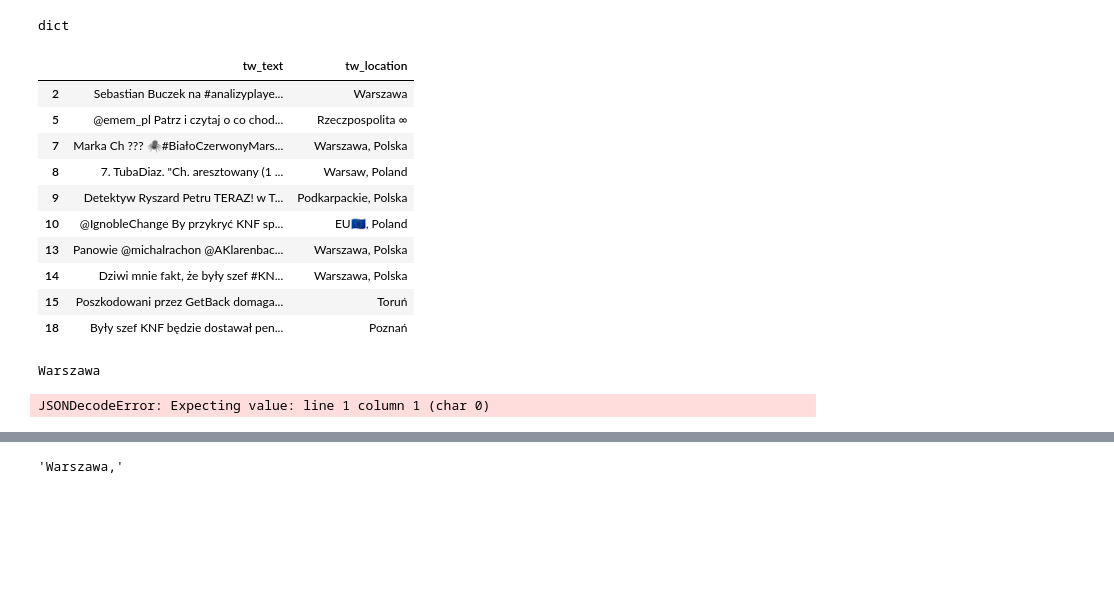
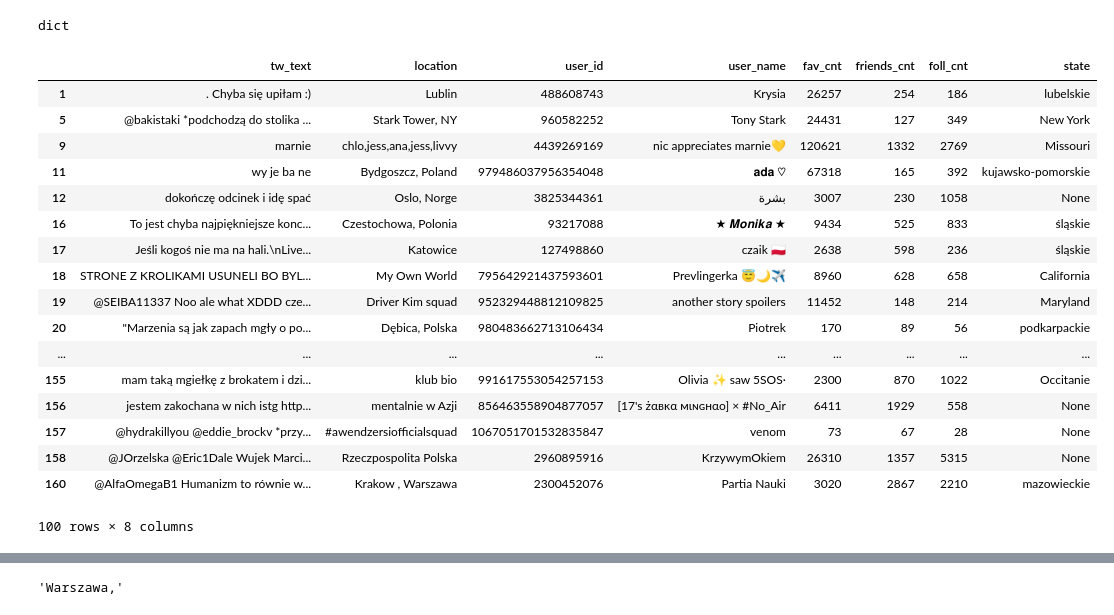
Before and after one commit to magda-lena-b/twitter, a Jupyter notebook: testy/testy lokalizacji.ipynb, the cells around one changed output, grey strips where cells are left out. Saved outputs shown, nothing was run; the diff lists cells and outputs as text; code cells hidden in the pictures; blank space fills up the shorter version.

```diff
--- a/testy/testy lokalizacji.ipynb
+++ b/testy/testy lokalizacji.ipynb
@@ -27,7 +29,5 @@ fs.get_state('Lublin, POlska')
 # %% [markdown]
 Wczytanie tweetów ściągniętych wcześniej.
 # %%
-with open('tweets.pickle','rb') as f:
+with open('all_tweets.pickle','rb') as f:
     geo_df= pickle.load(f)
-# %%
-geo_df = geo_df[(geo_df['tw_location']!='') & (geo_df['tw_location']!='')]
@@ -54,2 +33,0 @@ Name: tw_location, Length: 4280, dtype: bool
-# %%
-geo_df = geo_df[(geo_df['tw_location']!='') & (geo_df['tw_location']!='Polska') & (geo_df['tw_location']!='Poland')]
@@ -61,7 +56,7 @@ geo_df['tw_location'][10].lower()
 'eu🇪🇺, poland'
 # %%
 for i in geo_df.index:
-    if geo_df['tw_location'][i].lower() in bad_locs:
+    if geo_df['location'][i].lower() in bad_locs:
         geo_df=geo_df.drop([i])
 #geo_df['tw_location'] not in bad_locs
 # %%
@@ -175,21 +140,23 @@ type(rr[0]['address'])
 # %% [output]
 dict
 # %%
-geo_df.head(10)
+geo_df.head(100)
 # %% [output]
-|  | tw_text | tw_location |
-| 2 | Sebastian Buczek na #analizyplaye... | Warszawa |
-| 5 | @emem_pl Patrz i czytaj o co chod... | Rzeczpospolita ∞ |
-| 7 | Marka Ch ??? 🕷️#BiałoCzerwonyMars... | Warszawa, Polska |
-| 8 | 7. TubaDiaz. "Ch. aresztowany (1 ... | Warsaw, Poland |
-| 9 | Detektyw Ryszard Petru TERAZ! w T... | Podkarpackie, Polska |
-| 10 | @IgnobleChange By przykryć KNF sp... | EU🇪🇺, Poland |
-| 13 | Panowie @michalrachon @AKlarenbac... | Warszawa, Polska |
-| 14 | Dziwi mnie fakt, że były szef #KN... | Warszawa, Polska |
-| 15 | Poszkodowani przez GetBack domaga... | Toruń |
-| 18 | Były szef KNF będzie dostawał pen... | Poznań |
+|  | tw_text | location | user_id | user_name | fav_cnt | friends_cnt | foll_cnt | state |
+| 1 | . Chyba się upiłam :) | Lublin | 488608743 | Krysia | 26257 | 254 | 186 | lubelskie |
+| 5 | @bakistaki *podchodzą do stolika ... | Stark Tower, NY | 960582252 | Tony Stark | 24431 | 127 | 349 | New York |
+| 9 | marnie | chlo,jess,ana,jess,livvy | 4439269169 | nic appreciates marnie💛 | 120621 | 1332 | 2769 | Missouri |
+| 11 | wy je ba ne | Bydgoszcz, Poland | 979486037956354048 | 𝐚𝐝𝐚 ♡ | 67318 | 165 | 392 | kujawsko-pomorskie |
+| 12 | dokończę odcinek i idę spać | Oslo, Norge | 3825344361 | بشرة | 3007 | 230 | 1058 | None |
+| 16 | To jest chyba najpiękniejsze konc... | Czestochowa, Polonia | 93217088 | ★ 𝑴𝒐𝒏𝒊𝒌𝒂 ★ | 9434 | 525 | 833 | śląskie |
+| 17 | Jeśli kogoś nie ma na hali.\nLive... | Katowice | 127498860 | czaik 🇵🇱 | 2638 | 598 | 236 | śląskie |
+| 18 | STRONE Z KROLIKAMI USUNELI BO BYL... | My Own World | 795642921437593601 | Prevlingerka 😇🌙✈ | 8960 | 628 | 658 | California |
+| 19 | @SEIBA11337 Noo ale what XDDD cze... | Driver Kim squad | 952329448812109825 | another story spoilers | 11452 | 148 | 214 | Maryland |
+| 20 | "Marzenia są jak zapach mgły o po... | Dębica, Polska | 980483662713106434 | Piotrek | 170 | 89 | 56 | podkarpackie |
+| ... | ... | ... | ... | ... | ... | ... | ... | ... |
+| 155 | mam taką mgiełkę z brokatem i dzi... | klub bio | 991617553054257153 | Olivia ✨ saw 5SOS· | 2300 | 870 | 1022 | Occitanie |
+| 156 | jestem zakochana w nich istg http... | mentalnie w Azji | 856463558904877057 | [17's żαвĸα мιɴɢнαo] × #No_Air | 6411 | 1929 | 558 | None |
+| 157 | @hydrakillyou @eddie_brockv *przy... | #awendzersiofficialsquad | 1067051701532835847 | venom | 73 | 67 | 28 | None |
+| 158 | @JOrzelska @Eric1Dale Wujek Marci... | Rzeczpospolita Polska | 2960895916 | KrzywymOkiem | 26310 | 1357 | 5315 | None |
+| 160 | @AlfaOmegaB1 Humanizm to równie w... | Krakow , Warszawa | 2300452076 | Partia Nauki | 3020 | 2867 | 2210 | mazowieckie |
+100 rows × 8 columns
-# %%
-geo_df['tw_location'].apply(fs.get_state)
-# %% [output]
-Warszawa
-JSONDecodeError: Expecting value: line 1 column 1 (char 0)
```
Also changed, not shown: parts of 30 cells of this notebook.
